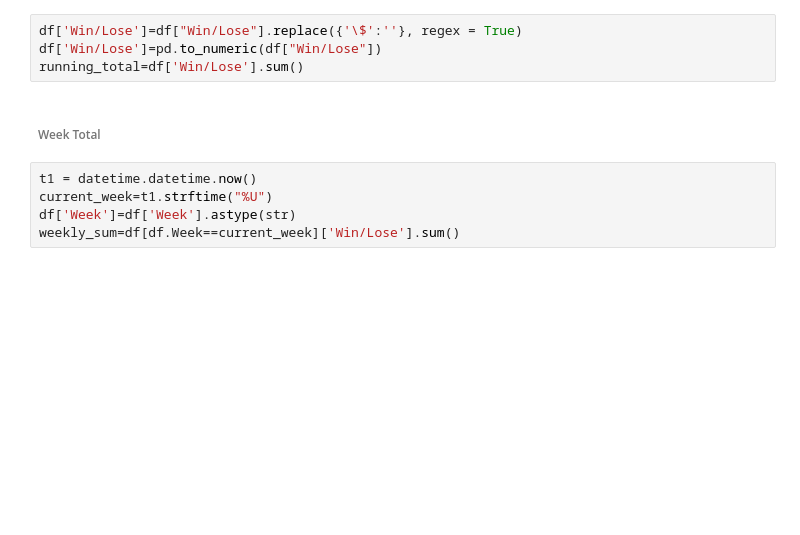
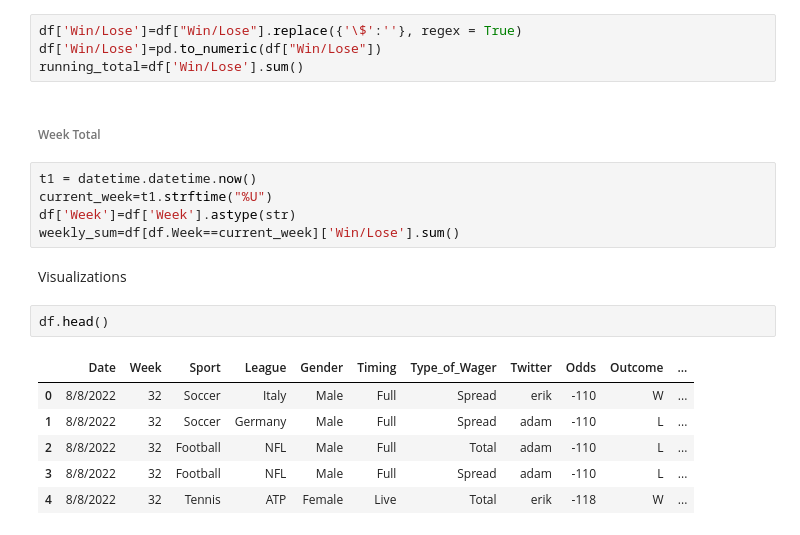
Before and after one commit to echu013/Personal-Projects, a Jupyter notebook: project1.ipynb, the cells around one changed output. Cells and saved outputs as stored; diff of their text form; blank space fills up the shorter version.

```diff
--- a/project1.ipynb
+++ b/project1.ipynb
@@ -54,3 +55,14 @@ t1 = datetime.datetime.now()
 current_week=t1.strftime("%U")
 df['Week']=df['Week'].astype(str)
 weekly_sum=df[df.Week==current_week]['Win/Lose'].sum()
+# %% [markdown]
+Visualizations
+# %%
+df.head()
+# %% [output]
+|  | Date | Week | Sport | League | Gender | Timing | Type_of_Wager | Twitter | Odds | Outcome | ... |
+| 0 | 8/8/2022 | 32 | Soccer | Italy | Male | Full | Spread | erik | -110 | W | ... |
+| 1 | 8/8/2022 | 32 | Soccer | Germany | Male | Full | Spread | adam | -110 | L | ... |
+| 2 | 8/8/2022 | 32 | Football | NFL | Male | Full | Total | adam | -110 | L | ... |
+| 3 | 8/8/2022 | 32 | Football | NFL | Male | Full | Spread | adam | -110 | L | ... |
+| 4 | 8/8/2022 | 32 | Tennis | ATP | Female | Live | Total | erik | -118 | W | ... |
```
Also changed, not shown: parts of 5 cells of this notebook.
